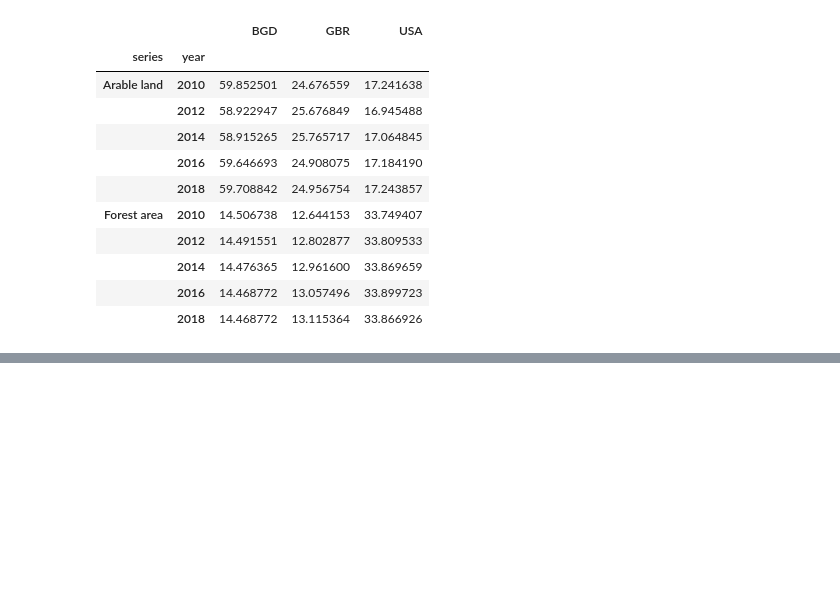
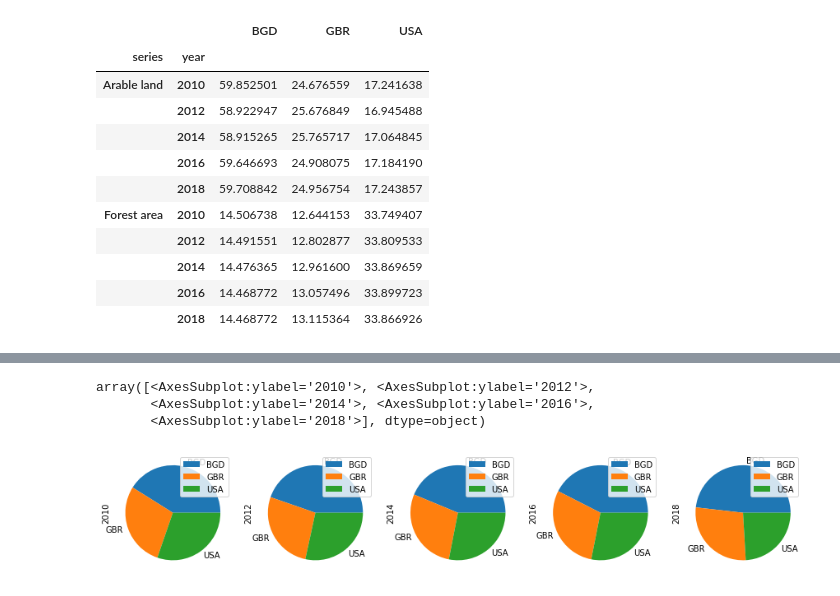
Before and after one commit to aftahee05/Assignment-2, a Jupyter notebook: Assignment - 2.ipynb, the cells around one changed output, grey strips where cells are left out. Cells and saved outputs as stored; diff of their text form; code cells hidden in the pictures; blank space fills up the shorter version.

Commit message:
Pi chart is created

```diff
--- a/Assignment - 2.ipynb
+++ b/Assignment - 2.ipynb
@@ -65,3 +65,7 @@ display(df2)
 |  | 2014 | 14.476365 | 12.961600 | 33.869659 |
 |  | 2016 | 14.468772 | 13.057496 | 33.899723 |
 |  | 2018 | 14.468772 | 13.115364 | 33.866926 |
+# %%
+df1_1 = wb.data.DataFrame("SP.POP.GROW",country_codes, range(2010, 2020, 2), skipAggs=True, numericTimeKeys=True)
+df1_2 = wb.data.DataFrame("EN.ATM.CO2E.PC",country_codes, range(2010, 2020, 2), skipAggs=True, numericTimeKeys=True)
+display(df1_1)
@@ -67,0 +78,7 @@ display(df2)
+# %%
+df1_1.plot(kind='pie', subplots=True, figsize=(15,10))
+# %% [output]
+array([<AxesSubplot:ylabel='2010'>, <AxesSubplot:ylabel='2012'>,
+       <AxesSubplot:ylabel='2014'>, <AxesSubplot:ylabel='2016'>,
+       <AxesSubplot:ylabel='2018'>], dtype=object)
+[figure, added]
```
Also changed, not shown: parts of 1 cell of this notebook.
